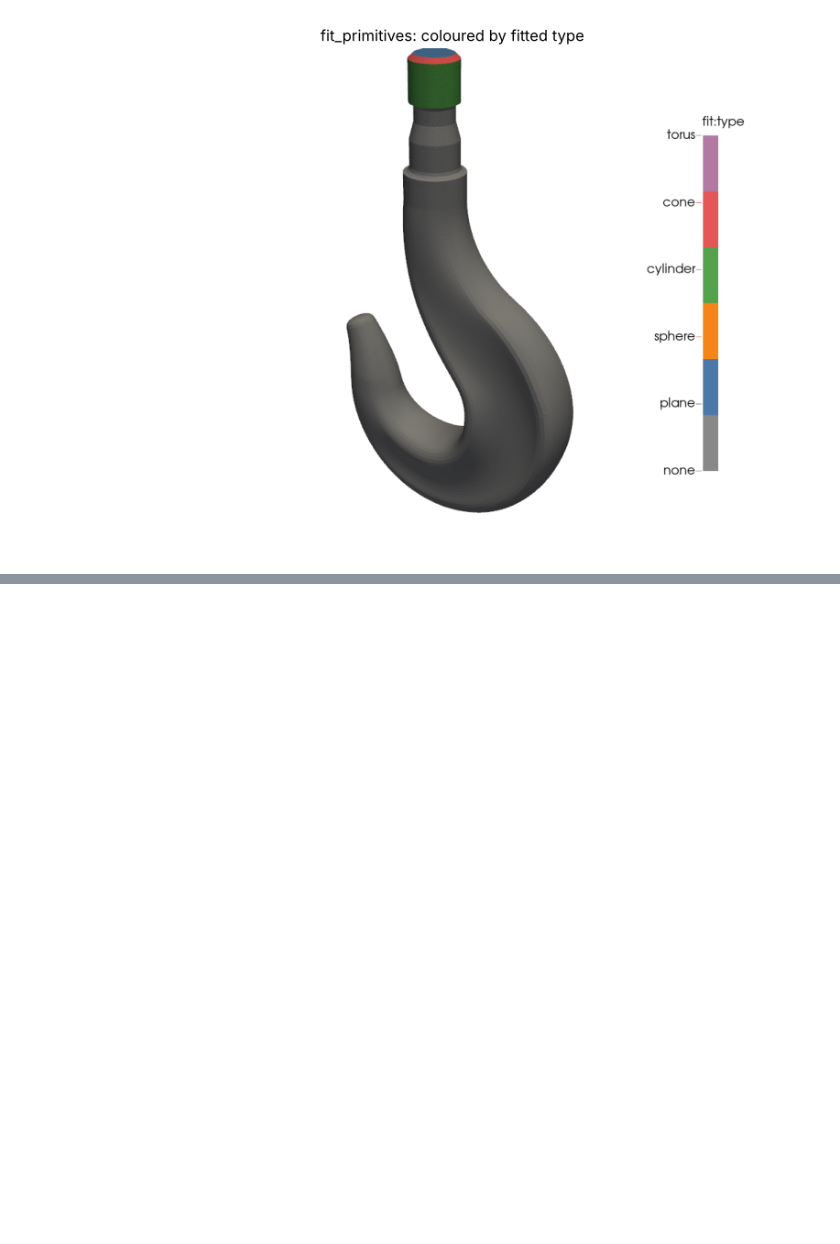
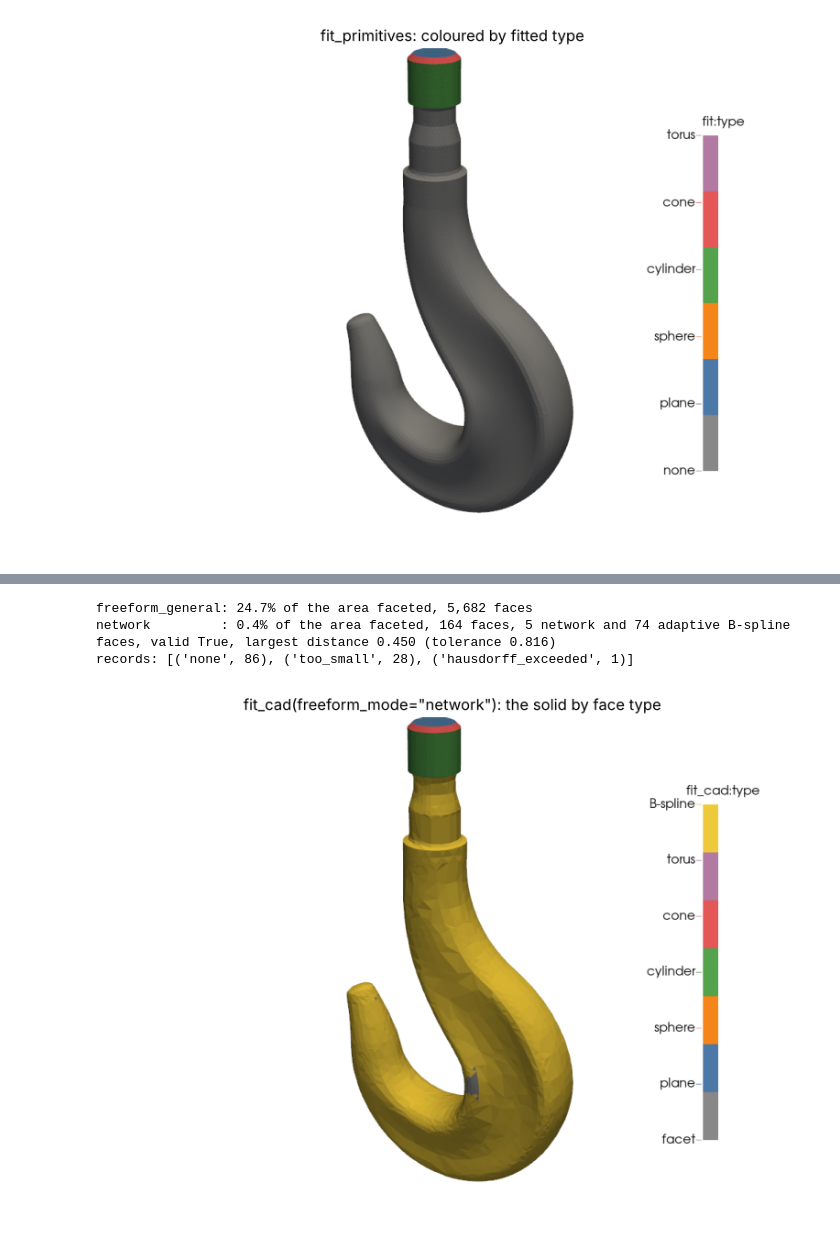
Before and after one commit to loumalouomega/meshioplusplus, a Jupyter notebook: example/python/39_cad_quality_check.ipynb, the cells around one changed output, grey strips where cells are left out. Cells and saved outputs as stored; diff of their text form; code cells hidden in the pictures; blank space fills up the shorter version.

```diff
--- a/example/python/39_cad_quality_check.ipynb
+++ b/example/python/39_cad_quality_check.ipynb
@@ -154,7 +155,7 @@ minutes; without it, `fit_cad` uses its kernel-free native backend, which writes
 analytic faces only.
 # %%
 path = os.path.join(TMP, 'hook_cad.step')
-solid, cad = mp.fit_cad(fit, path, return_report=True)
+solid, cad = mp.fit_cad(fit, path, freeform_general=True, return_report=True)
 faces = cad['num_faces']
 analytic = faces - cad['num_faceted_faces']
 print(f"backend {cad['backend']}: valid {cad['valid']}, {cad['num_solids']} solid(s)")
@@ -193,0 +199,28 @@ CAD-likeness: 0.45 % of the faces are analytic surfaces
+# %%
+from collections import Counter
+
+
+def faceted_share(mesh):
+    '''The share of a re-meshed solid's area on facet faces (fit_cad:type 0).'''
+    p = np.asarray(mesh.points, dtype=float)
+    tri = np.asarray(mesh.cells[0].data)
+    area = 0.5 * np.linalg.norm(np.cross(p[tri[:, 1]] - p[tri[:, 0]], p[tri[:, 2]] - p[tri[:, 0]]), axis=1)
+    return float(area[np.asarray(mesh.cell_data['fit_cad:type'][0]) == 0].sum() / area.sum())
+
+
+network_solid, network = mp.fit_cad(fit, os.path.join(TMP, 'hook_network.step'),
+                                    freeform_mode='network', return_report=True)
+print(f"freeform_general: {faceted_share(solid):.1%} of the area faceted, {cad['num_faces']:,} faces")
+print(f"network         : {network['facet_area_fraction']:.1%} of the area faceted, {network['num_faces']:,} faces, "
+      f"{network['num_network_patches']} network and {network['num_freeform_adaptive']} adaptive B-spline faces, "
+      f"valid {network['valid']}, largest distance {network['max_deviation']:.3f} "
+      f"(tolerance {network['tolerance']:.3f})")
+print('records:', Counter(f['demotion_reason'] for f in network['faces']).most_common())
+render(network_solid, 'fit_cad(freeform_mode="network"): the solid by face type',
+       scalars='fit_cad:type', cmap=TYPE_COLORS + ['#eeca3b'], clim=[0, 6],
+       annotations={0: 'facet', **{i: TYPES[i] for i in range(1, 6)}, 6: 'B-spline'})
+# %% [output]
+freeform_general: 24.7% of the area faceted, 5,682 faces
+network         : 0.4% of the area faceted, 164 faces, 5 network and 74 adaptive B-spline faces, valid True, largest distance 0.450 (tolerance 0.816)
+records: [('none', 86), ('too_small', 28), ('hausdorff_exceeded', 1)]
+[figure, added]
```
Also changed, not shown: parts of 5 cells of this notebook, 6 other files.
